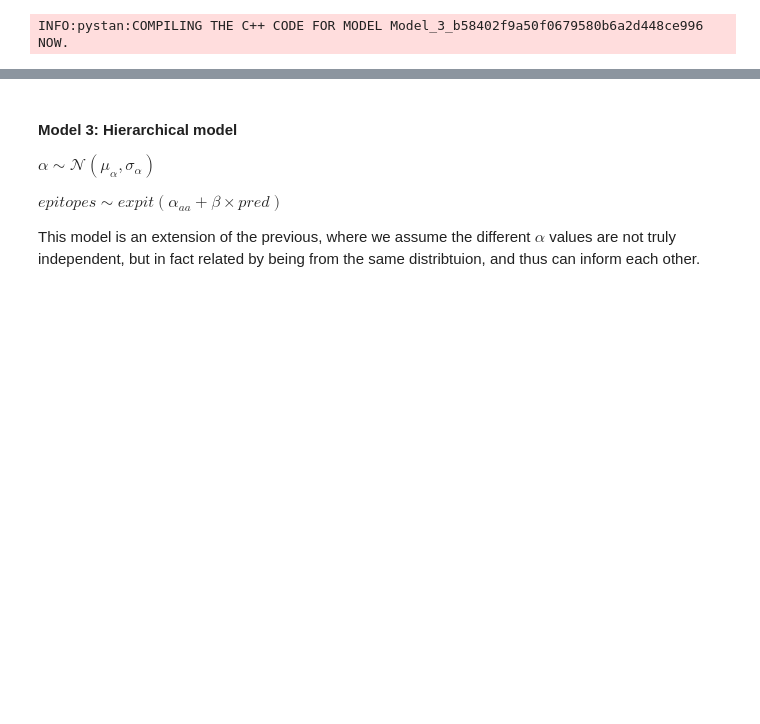
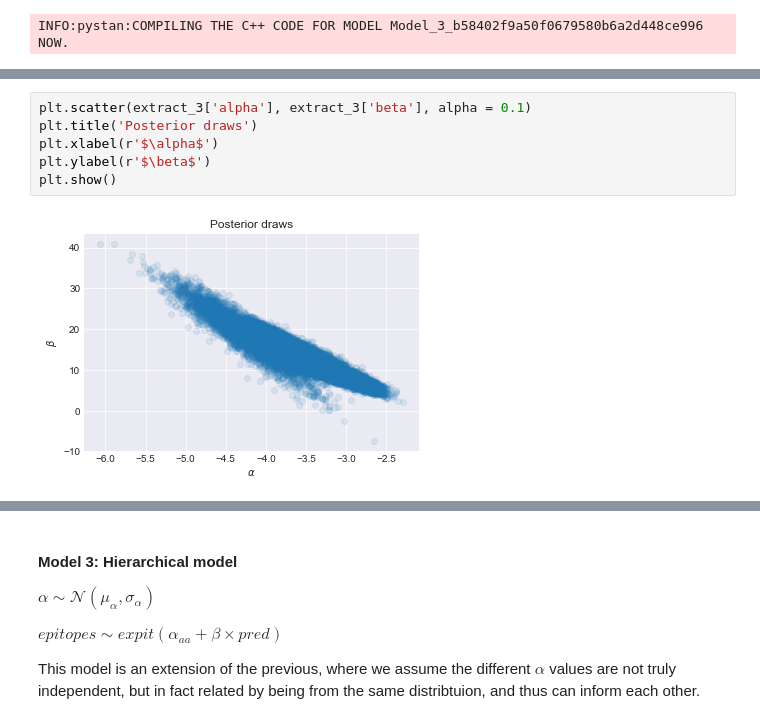
Before and after one commit to BirkirRey/BayesianBepipred, a Jupyter notebook: jakob_dennis/report_nissen_pohl.ipynb, the cells around one changed output, grey strips where cells are left out. Cells and saved outputs as stored; diff of their text form; blank space fills up the shorter version.

```diff
--- a/jakob_dennis/report_nissen_pohl.ipynb
+++ b/jakob_dennis/report_nissen_pohl.ipynb
@@ -198,0 +212,8 @@ convergence, Rhat=1).
+# %%
+plt.scatter(extract_3['alpha'], extract_3['beta'], alpha = 0.1)
+plt.title('Posterior draws')
+plt.xlabel(r'$\alpha$')
+plt.ylabel(r'$\beta$')
+plt.show()
+# %% [output]
+[figure, added]
```
Also changed, not shown: parts of 5 cells of this notebook.
